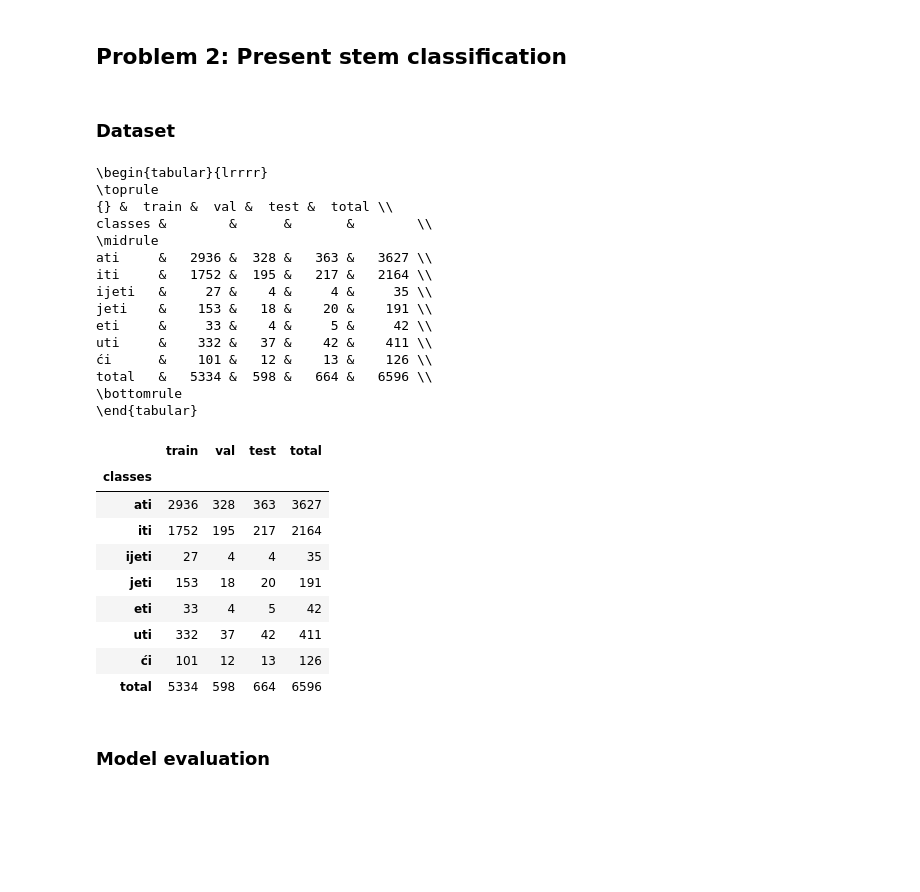
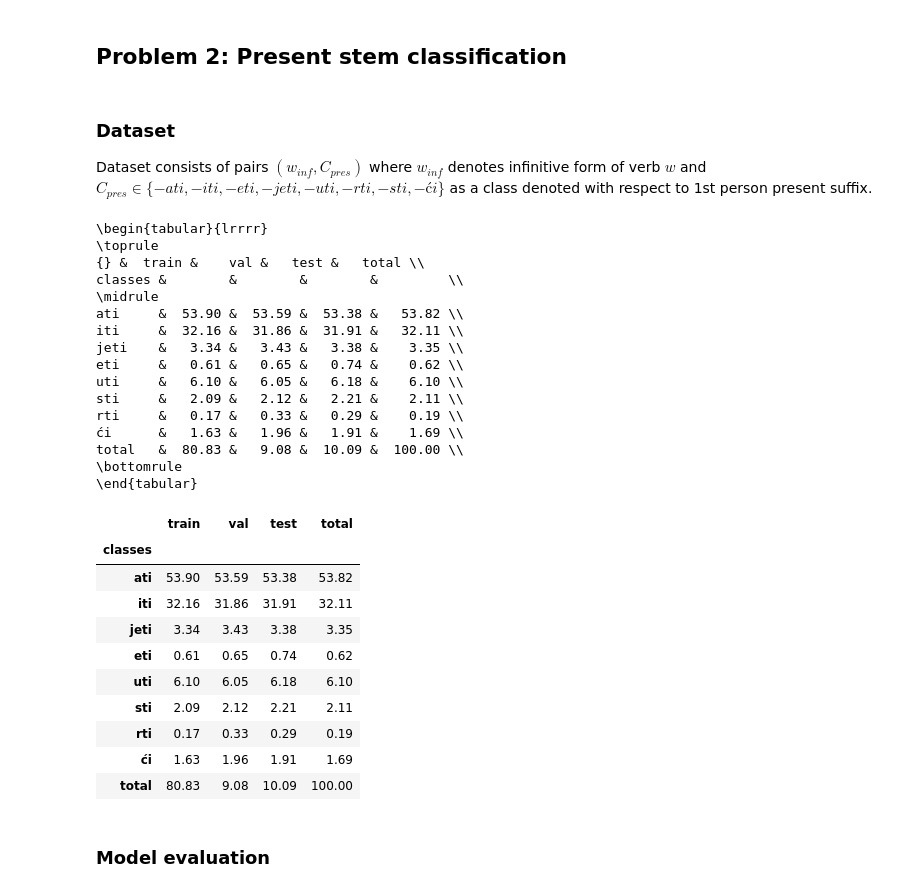
Before and after one commit to dseverdi/HR_verb_classfication, a Jupyter notebook: demo.ipynb, the cells around one changed output. Drawn from its saved outputs; the diff is of its cells as text; code cells hidden in the pictures; blank space fills up the shorter version.

```diff
--- a/demo.ipynb
+++ b/demo.ipynb
@@ -22,6 +22,9 @@ Dataset consists of pairs $(w_{inf},C_{pres})$ where $w_{inf}$ denotes infinitiv
 train_set, val_set, test_set, sve_kategorije = ucitajPodatke('inf2pres/data/')
 # %%
 import pandas as pd
+pd.set_option("display.precision", 2)
+
+
 train_df = pd.DataFrame(train_set,columns=['word','class'])
 val_df   = pd.DataFrame(val_set,columns=['word','class'])
 test_df  = pd.DataFrame(test_set,columns=['word','class'])
@@ -29,9 +32,9 @@ test_df  = pd.DataFrame(test_set,columns=['word','class'])
 
 stats = pd.DataFrame(data =
                      {'classes' : klase_prezent.values(),
-                      'train' : train_df['class'].value_counts(),
-                      'val' : val_df['class'].value_counts(),
-                      'test' : test_df['class'].value_counts()},
+                      'train' : train_df['class'].value_counts(sort=False),
+                      'val' : val_df['class'].value_counts(sort=False),
+                      'test' : test_df['class'].value_counts(sort=False)},
 
         ).set_index('classes')
 
@@ -39,6 +42,13 @@ stats = pd.DataFrame(data =
 stats.loc['total']= stats.sum(numeric_only=True, axis=0)
 stats.loc[:,'total']= stats.sum(numeric_only=True, axis=1)
 
+idx= ['train','val','test','total']
+
+df = stats.copy()
+stats[idx] = stats[idx].apply(lambda x: x / x['total'] * 100, axis=0)
+
+stats[idx]['total']
+for c in idx : stats[c]['total'] = df[c]['total'] / df['total']['total'] * 100
 
 print(stats.to_latex(index=True))
 
@@ -185,56 +171,70 @@ from pres2inf.utils         import ucitajPodatke, klase_infinitiv
-# %% [markdown]
-### Dataset
+# %% [markdown]
+### Dataset
+
+Dataset consists of pairs $(w_{inf},C_{pres})$ where $w_{inf}$ denotes infinitive form of verb $w$ and $C_{pres}\in \{-ati,-iti,-eti,-jeti,-uti,-rti,-sti,-ći\}$ as a class denoted with respect to 1st person present suffix.
 # %%
 # dataset
 train_set, val_set, test_set, sve_kategorije = ucitajPodatke('pres2inf/data/')
 # %%
 import pandas as pd
 train_df = pd.DataFrame(train_set,columns=['word','class'])
 val_df   = pd.DataFrame(val_set,columns=['word','class'])
 test_df  = pd.DataFrame(test_set,columns=['word','class'])
 
 
+
 stats = pd.DataFrame(data =
                      {'classes' : klase_infinitiv.values(),
-                      'train' : train_df['class'].value_counts(),
-                      'val' : val_df['class'].value_counts(),
-                      'test' : test_df['class'].value_counts()},
+                      'train' : train_df['class'].value_counts(sort=False),
+                      'val' : val_df['class'].value_counts(sort=False),
+                      'test' : test_df['class'].value_counts(sort=False)},
 
         ).set_index('classes')
 
 
-stats.loc['total']= stats.sum(numeric_only=True, axis=0)
-stats.loc[:,'total']= stats.sum(numeric_only=True, axis=1)
+
+stats.loc['total']= stats.sum(numeric_only=True, axis=0).astype(int)
+stats.loc[:,'total']= stats.sum(numeric_only=True, axis=1).astype(int)
+
+idx= ['train','val','test','total']
+
+df = stats.copy()
+stats[idx] = stats[idx].apply(lambda x: x / x['total'] * 100, axis=0)
+
+stats[idx]['total']
+for c in idx : stats[c]['total'] = df[c]['total'] / df['total']['total'] * 100
 
 print(stats.to_latex(index=True))
 
 stats
 # %% [output]
 \begin{tabular}{lrrrr}
 \toprule
-{} &  train &  val &  test &  total \\
-classes &        &      &       &        \\
+{} &  train &    val &   test &   total \\
+classes &        &        &        &         \\
 \midrule
-ati     &   2936 &  328 &   363 &   3627 \\
-iti     &   1752 &  195 &   217 &   2164 \\
-ijeti   &     27 &    4 &     4 &     35 \\
-jeti    &    153 &   18 &    20 &    191 \\
-eti     &     33 &    4 &     5 &     42 \\
-uti     &    332 &   37 &    42 &    411 \\
-ći      &    101 &   12 &    13 &    126 \\
-total   &   5334 &  598 &   664 &   6596 \\
+ati     &  53.90 &  53.59 &  53.38 &   53.82 \\
+iti     &  32.16 &  31.86 &  31.91 &   32.11 \\
+jeti    &   3.34 &   3.43 &   3.38 &    3.35 \\
+eti     &   0.61 &   0.65 &   0.74 &    0.62 \\
+uti     &   6.10 &   6.05 &   6.18 &    6.10 \\
+sti     &   2.09 &   2.12 &   2.21 &    2.11 \\
+rti     &   0.17 &   0.33 &   0.29 &    0.19 \\
+ći      &   1.63 &   1.96 &   1.91 &    1.69 \\
+total   &  80.83 &   9.08 &  10.09 &  100.00 \\
 \bottomrule
 \end{tabular}
 |  | train | val | test | total |
 | classes |  |  |  |  |
-| ati | 2936 | 328 | 363 | 3627 |
-| iti | 1752 | 195 | 217 | 2164 |
-| ijeti | 27 | 4 | 4 | 35 |
-| jeti | 153 | 18 | 20 | 191 |
-| eti | 33 | 4 | 5 | 42 |
-| uti | 332 | 37 | 42 | 411 |
-| ći | 101 | 12 | 13 | 126 |
-| total | 5334 | 598 | 664 | 6596 |
+| ati | 53.90 | 53.59 | 53.38 | 53.82 |
+| iti | 32.16 | 31.86 | 31.91 | 32.11 |
+| jeti | 3.34 | 3.43 | 3.38 | 3.35 |
+| eti | 0.61 | 0.65 | 0.74 | 0.62 |
+| uti | 6.10 | 6.05 | 6.18 | 6.10 |
+| sti | 2.09 | 2.12 | 2.21 | 2.11 |
+| rti | 0.17 | 0.33 | 0.29 | 0.19 |
+| ći | 1.63 | 1.96 | 1.91 | 1.69 |
+| total | 80.83 | 9.08 | 10.09 | 100.00 |
 # %% [markdown]
 ### Model evaluation
 # %%
```
Also changed, not shown: parts of 17 cells of this notebook, 21 other files.
